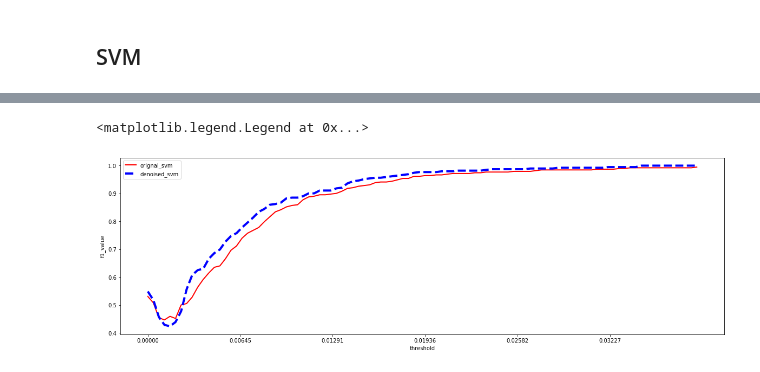
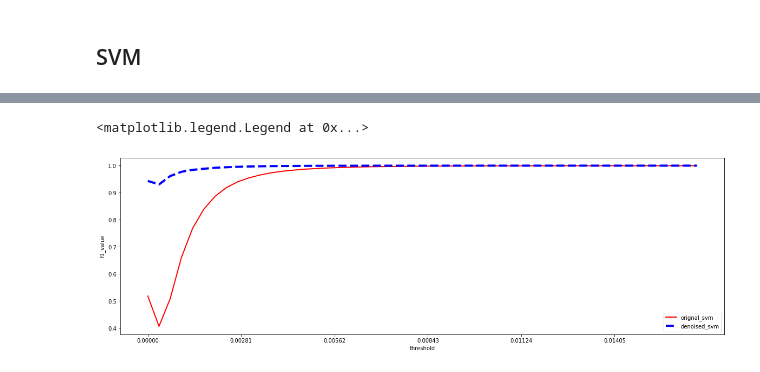
Before and after one commit to cts739337037/intership_tianshu_chu, a Jupyter notebook: autoencoding.ipynb, the cells around one changed output, grey strips where cells are left out. Drawn from its saved outputs; the diff is of its cells as text; code cells hidden in the pictures.

```diff
--- a/autoencoding.ipynb
+++ b/autoencoding.ipynb
@@ -387,7 +555,7 @@ def svmf1(dataset,dataset2,long_predict=10):
         max_t=dataset['log_ret'].max()
     else:
         max_t=dataset2['log_ret'].max()
-    for n in np.arange(0.0, (0.7*max_t), (0.7*max_t)/100):#get multiple threshold
+    for n in np.arange(0.0, (0.5*max_t), (0.5*max_t)/50):#get multiple threshold
         threshold = n
         # for dataset
         daily_label=np.empty(0)#make the data labelled
@@ -1081,13 +1250,12 @@ plt.legend(['denoised', 'original'], loc='upper left')
 # %%
 def set_model_encoding_mmb():
     model = Sequential()
-    model.add(Conv1D(128, kernel_size=2, activation='tanh', padding='same',input_shape=(None, 1)))
-    model.add(Conv1D(64, kernel_size=2,activation='tanh',padding='same'))
-    model.add(Conv1D(64, kernel_size=2, activation='tanh', padding='same'))
-    model.add(Conv1D(128, kernel_size=2,activation='tanh',padding='same'))
-    model.add(Conv1D(1,kernel_size=2,activation='relu', padding='same'))
+    model.add(Conv1D(128, kernel_size=3, activation='relu', padding='same',input_shape=(None, 1)))
+    model.add(Conv1D(64, kernel_size=3,activation='relu',padding='same'))
+    model.add(Conv1D(64, kernel_size=3, activation='relu', padding='same'))
+    model.add(Conv1D(128, kernel_size=3,activation='relu',padding='same'))
+    model.add(Conv1D(1,kernel_size=1,activation='sigmoid', padding='same'))
     model.compile(optimizer='adam' , loss='mse', metrics=['mae'])
-
     return model
 modelen_mmb = set_model_encoding_mmb()
 modelen_mmb.summary()
@@ -1137,5 +1305,5 @@ modelen_mm.save_weights('model_weights_mmb.h5', overwrite=True)
 # %%
-modelen_mm.load_weights('model_weights_mmb.h5')
+modelen_mmb.load_weights('model_weights_mmb.h5')
 # %%
 # Check how loss & mae went down
 epoch_loss = history_mmb.history['loss']
@@ -1222,7 +1390,7 @@ def svmf1(dataset,dataset2,long_predict=10):
         max_t=dataset['log_ret'].max()
     else:
         max_t=dataset2['log_ret'].max()
-    for n in np.arange(0.0, (max_t-0.2*max_t), (max_t-0.2*max_t)/100):#get multiple threshold
+    for n in np.arange(0.0, 0.5*max_t,  0.5*max_t/50):#get multiple threshold
         threshold = n
         # for dataset
         daily_label=np.empty(0)#make the data labelled
@@ -1277,16 +1443,17 @@ KeyboardInterrupt:
 # %%
 plt.figure(figsize=(20,6))
-plt.plot(np.arange(0.0,(max_t-0.2*max_t), (max_t-0.2*max_t)/100),original_svmb,label='orignal_svm', color='red', linewidth=2.0)
-plt.plot(np.arange(0.0,(max_t-0.2*max_t), (max_t-0.2*max_t)/100),denoised_svmb,label='denoised_svm', color='blue', linewidth=4.0, linestyle='--')
 max_t=0
 if bit_test_n['log_ret'].max()>pure_mm_cnnb['log_ret'].max():
     max_t=bit_test_n['log_ret'].max()
 else:
     max_t=pure_mm_cnnb['log_ret'].max()
-plt.xticks(np.arange(0.0,(max_t-0.2*max_t), (max_t-0.2*max_t)/6))
+plt.plot(np.arange(0.0, 0.5*max_t,  0.5*max_t/50),original_svmb,label='orignal_svm', color='red', linewidth=2.0)
+plt.plot(np.arange(0.0, 0.5*max_t,  0.5*max_t/50),denoised_svmb,label='denoised_svm', color='blue', linewidth=4.0, linestyle='--')
+
+plt.xticks(np.arange(0.0,0.5*max_t, 0.5*max_t/6))
 plt.xlabel('threshold')
 plt.ylabel('f1_value')
 plt.legend()
 # %% [output]
 <matplotlib.legend.Legend at 0x...>
-[figure, old version]
+[figure, new version]
```
Also changed, not shown: parts of 51 cells of this notebook, 13 other files.
